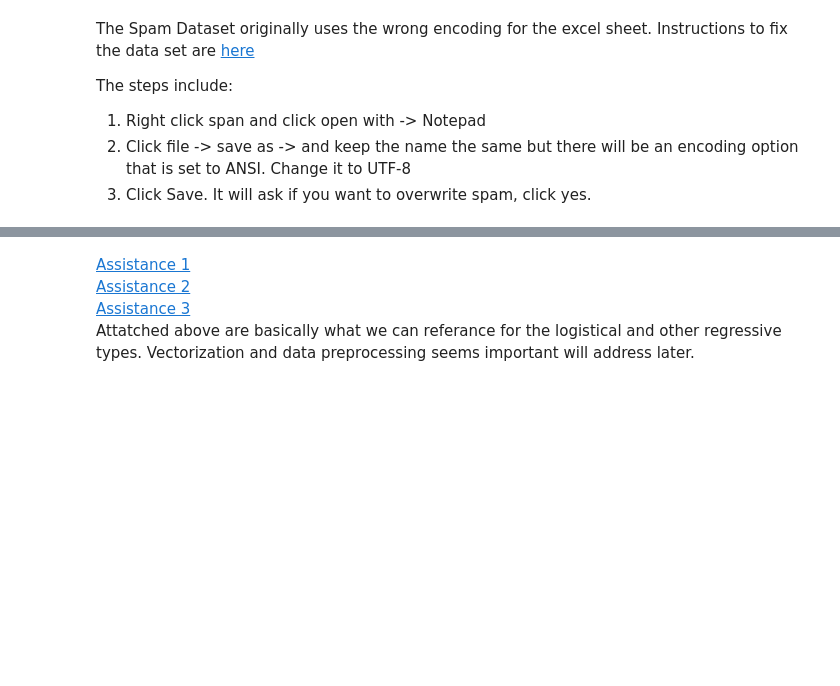
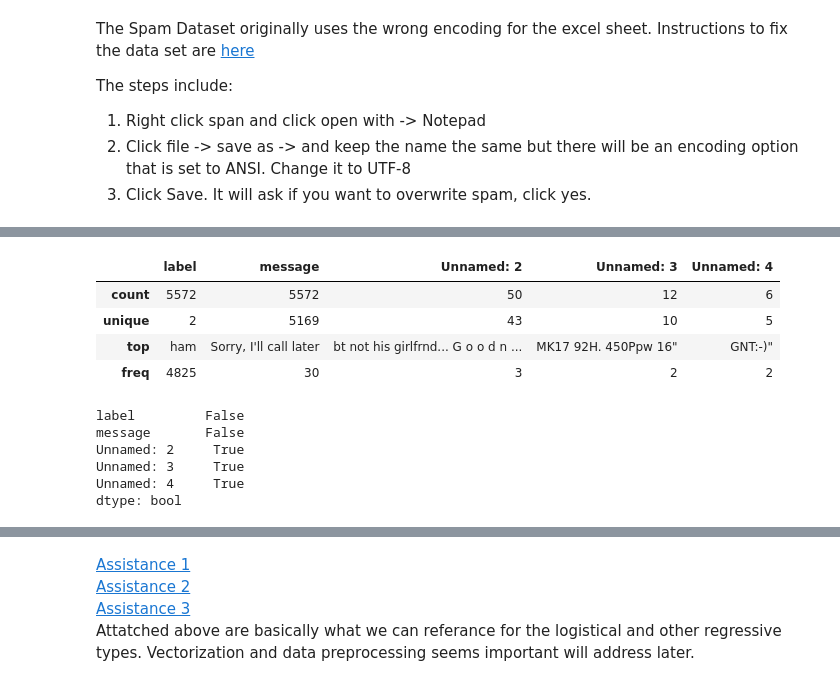
Before and after one commit to Applied-Machine-Learning-2022/final-project-group6-morganstate, a Jupyter notebook: Spam_&_Ham.ipynb, the cells around one changed output, grey strips where cells are left out. Saved outputs shown, nothing was run; the diff lists cells and outputs as text; code cells hidden in the pictures; blank space fills up the shorter version.

```diff
--- a/Spam_&_Ham.ipynb
+++ b/Spam_&_Ham.ipynb
@@ -73,0 +70,19 @@ X_train.shape, X_test.shape
+# %%
+# check the descriptions of dataframe
+df.describe()
+# %% [output]
+|  | label | message | Unnamed: 2 | Unnamed: 3 | Unnamed: 4 |
+| count | 5572 | 5572 | 50 | 12 | 6 |
+| unique | 2 | 5169 | 43 | 10 | 5 |
+| top | ham | Sorry, I'll call later | bt not his girlfrnd... G o o d n ... | MK17 92H. 450Ppw 16" | GNT:-)" |
+| freq | 4825 | 30 | 3 | 2 | 2 |
+# %%
+# missing values in these unnamed columns we dont need so lets drop them from our dataframe
+df.isna().any()
+# %% [output]
+label         False
+message       False
+Unnamed: 2     True
+Unnamed: 3     True
+Unnamed: 4     True
+dtype: bool
```
Also changed, not shown: parts of 19 cells of this notebook.
